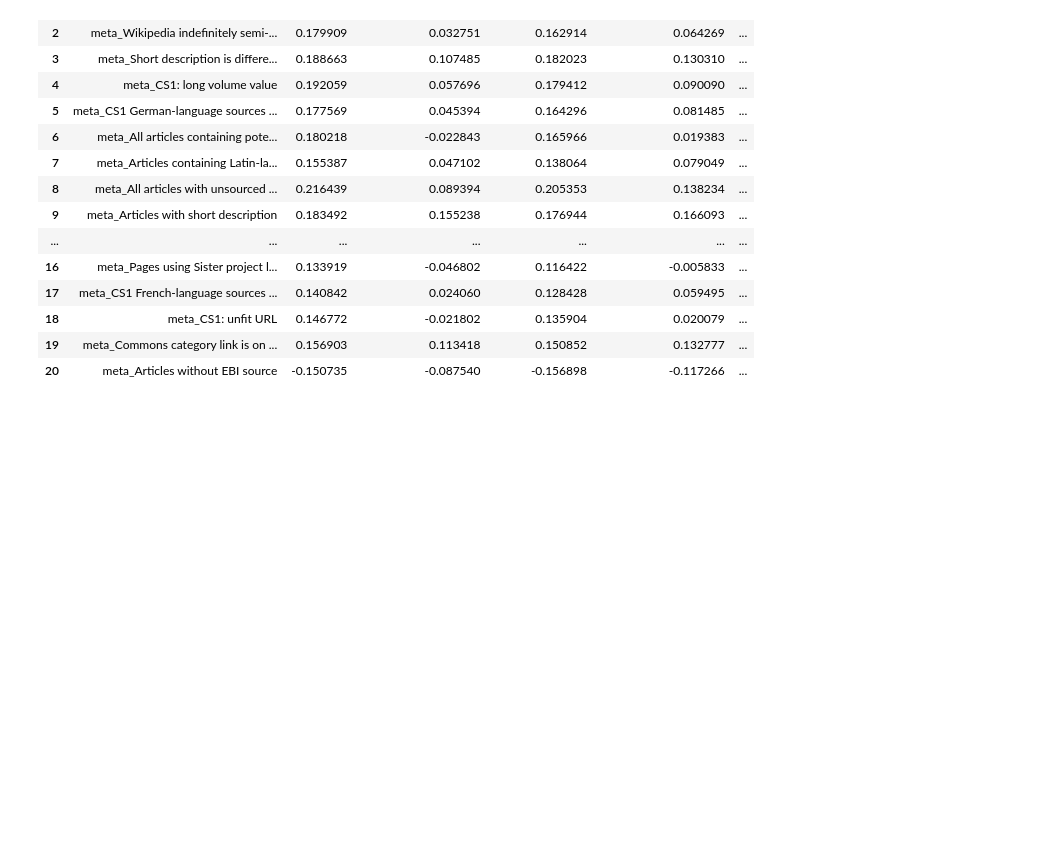
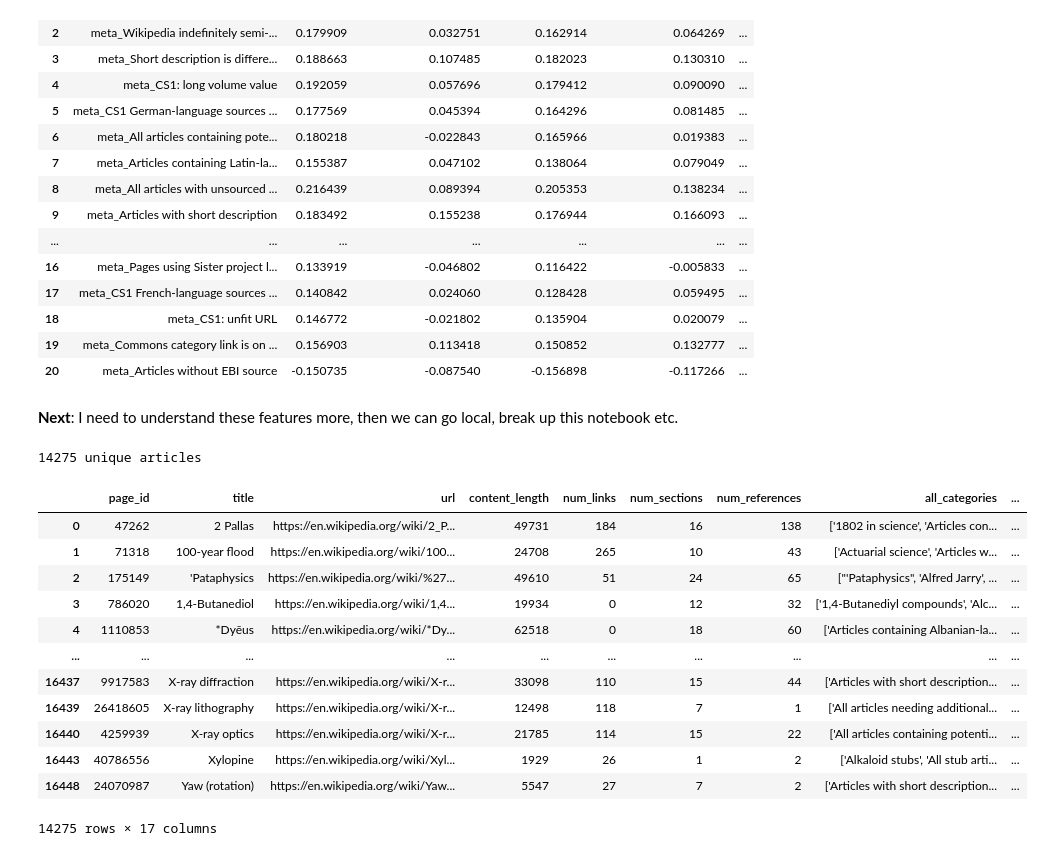
Before and after one commit to lucascampa/wikipedia-article-quality-ml, a Jupyter notebook: notebooks/Supervised and Unsupervised Learning.ipynb, the cells around one changed output. Drawn from its saved outputs; the diff is of its cells as text; code cells hidden in the pictures; blank space fills up the shorter version.

```diff
--- a/notebooks/Supervised and Unsupervised Learning.ipynb
+++ b/notebooks/Supervised and Unsupervised Learning.ipynb
@@ -1663,3 +1663,24 @@ partial_matrix
 | 18 | meta_CS1: unfit URL | 0.146772 | -0.021802 | 0.135904 | 0.020079 | ... |
 | 19 | meta_Commons category link is on ... | 0.156903 | 0.113418 | 0.150852 | 0.132777 | ... |
 | 20 | meta_Articles without EBI source | -0.150735 | -0.087540 | -0.156898 | -0.117266 | ... |
+# %% [markdown]
+**Next**: I need to understand these features more, then we can go local, break up this notebook etc.
+# %%
+wikipedia = pd.read_csv("wikipedia.csv").drop_duplicates(subset="page_id")
+print(f"{len(wikipedia)} unique articles")
+wikipedia
+# %% [output]
+14275 unique articles
+|  | page_id | title | url | content_length | num_links | num_sections | num_references | all_categories | ... |
+| 0 | 47262 | 2 Pallas | https://en.wikipedia.org/wiki/2_P... | 49731 | 184 | 16 | 138 | ['1802 in science', 'Articles con... | ... |
+| 1 | 71318 | 100-year flood | https://en.wikipedia.org/wiki/100... | 24708 | 265 | 10 | 43 | ['Actuarial science', 'Articles w... | ... |
+| 2 | 175149 | 'Pataphysics | https://en.wikipedia.org/wiki/%27... | 49610 | 51 | 24 | 65 | ["'Pataphysics", 'Alfred Jarry', ... | ... |
+| 3 | 786020 | 1,4-Butanediol | https://en.wikipedia.org/wiki/1,4... | 19934 | 0 | 12 | 32 | ['1,4-Butanediyl compounds', 'Alc... | ... |
+| 4 | 1110853 | *Dyēus | https://en.wikipedia.org/wiki/*Dy... | 62518 | 0 | 18 | 60 | ['Articles containing Albanian-la... | ... |
+| ... | ... | ... | ... | ... | ... | ... | ... | ... | ... |
+| 16437 | 9917583 | X-ray diffraction | https://en.wikipedia.org/wiki/X-r... | 33098 | 110 | 15 | 44 | ['Articles with short description... | ... |
+| 16439 | 26418605 | X-ray lithography | https://en.wikipedia.org/wiki/X-r... | 12498 | 118 | 7 | 1 | ['All articles needing additional... | ... |
+| 16440 | 4259939 | X-ray optics | https://en.wikipedia.org/wiki/X-r... | 21785 | 114 | 15 | 22 | ['All articles containing potenti... | ... |
+| 16443 | 40786556 | Xylopine | https://en.wikipedia.org/wiki/Xyl... | 1929 | 26 | 1 | 2 | ['Alkaloid stubs', 'All stub arti... | ... |
+| 16448 | 24070987 | Yaw (rotation) | https://en.wikipedia.org/wiki/Yaw... | 5547 | 27 | 7 | 2 | ['Articles with short description... | ... |
+14275 rows × 17 columns
```
Also changed, not shown: parts of 17 cells of this notebook, 3 other files.
